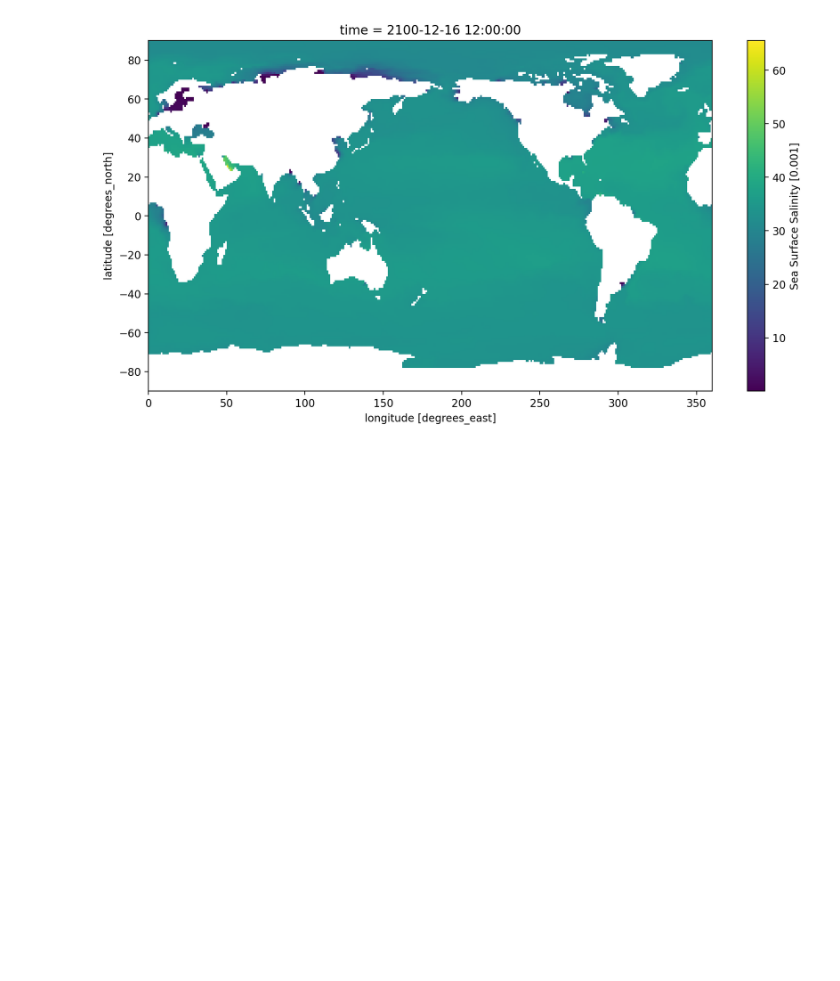
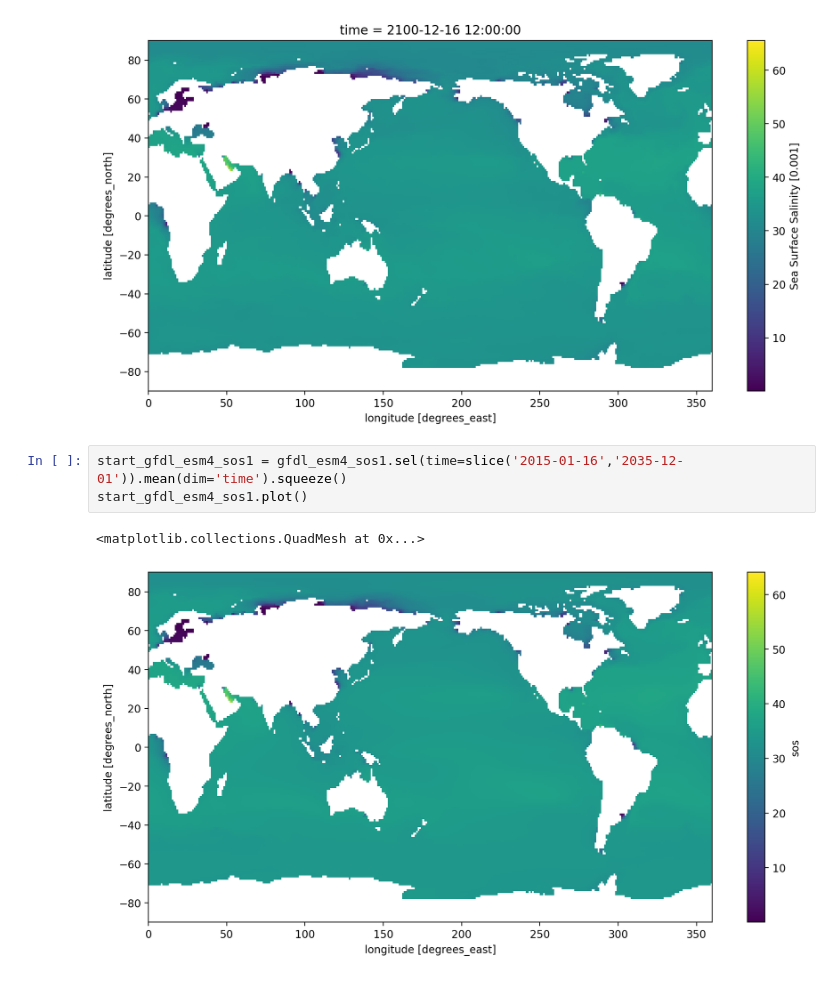
Before and after one commit to EES-3506-5506/Final_Hedayatfar, a Jupyter notebook: Final_Project.ipynb, the cells around one changed output. Drawn from its saved outputs; the diff is of its cells as text; blank space fills up the shorter version.

```diff
--- a/Final_Project.ipynb
+++ b/Final_Project.ipynb
@@ -816,3 +816,9 @@ gfdl_esm4_sos2.sel(time=('2100-12-16')).plot()
 # %% [output]
 <matplotlib.collections.QuadMesh at 0x...>
 [figure]
+# %%
+start_gfdl_esm4_sos1 = gfdl_esm4_sos1.sel(time=slice('2015-01-16','2035-12-01')).mean(dim='time').squeeze()
+start_gfdl_esm4_sos1.plot()
+# %% [output]
+<matplotlib.collections.QuadMesh at 0x...>
+[figure, added]
```
Also changed, not shown: parts of 8 cells of this notebook.
